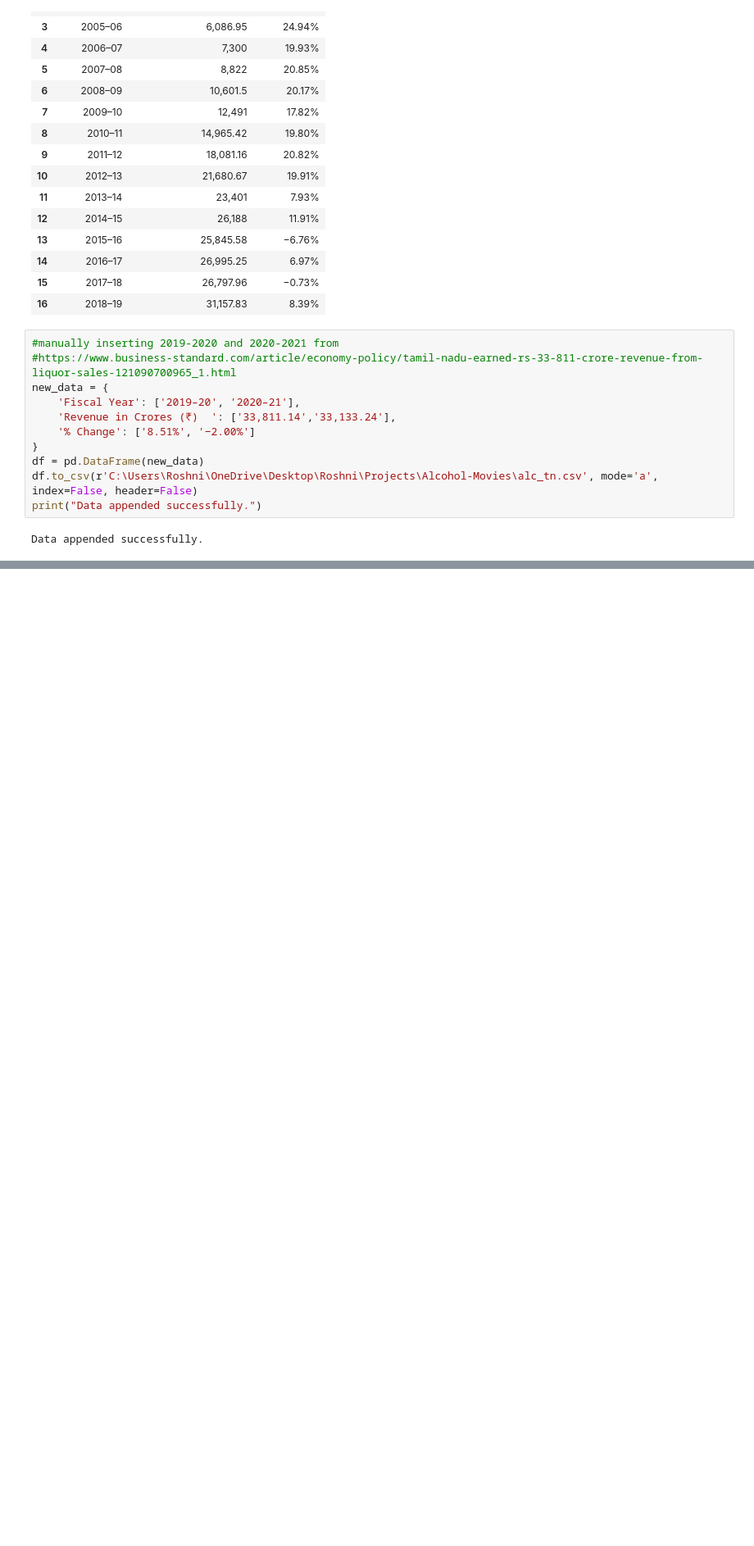
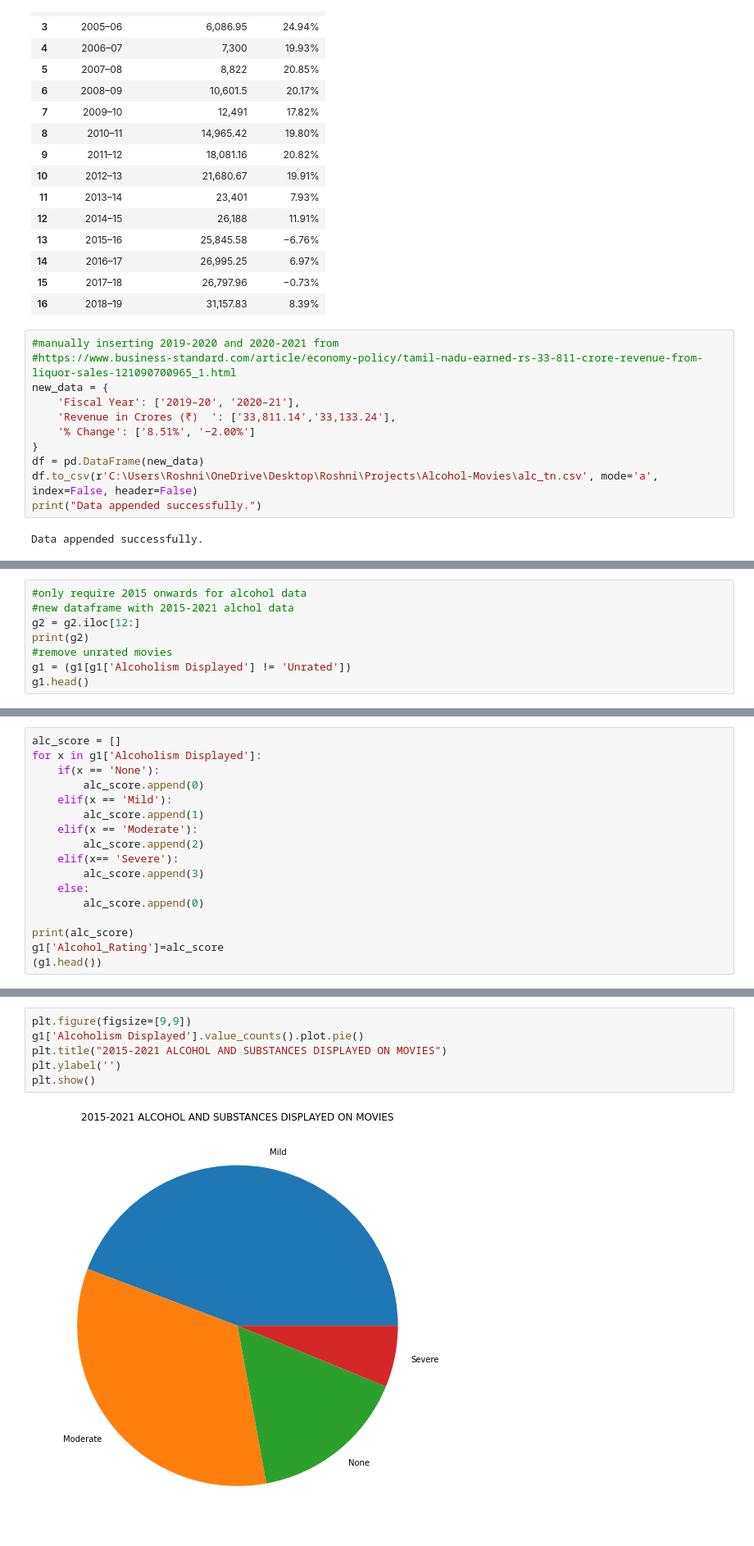
Before and after one commit to Roshni-Bala/Movies-Alcohol-Data-Analysis, a Jupyter notebook: Movies.ipynb, the cells around one changed output, grey strips where cells are left out. Shown: that part at 82% size. Drawn from its saved outputs; the diff is of its cells as text; blank space fills up the shorter version.

Commit message:
matplotlib visualizations

```diff
--- a/Movies.ipynb
+++ b/Movies.ipynb
@@ -411,0 +362,8 @@ TypeError: 'data' must be pandas DataFrame object, not: <class 'pandas.core.seri
+# %%
+#only require 2015 onwards for alcohol data
+#new dataframe with 2015-2021 alchol data
+g2 = g2.iloc[12:]
+print(g2)
+#remove unrated movies
+g1 = (g1[g1['Alcoholism Displayed'] != 'Unrated'])
+g1.head()
@@ -411,0 +387,17 @@ TypeError: 'data' must be pandas DataFrame object, not: <class 'pandas.core.seri
+# %%
+alc_score = []
+for x in g1['Alcoholism Displayed']:
+    if(x == 'None'):
+        alc_score.append(0)
+    elif(x == 'Mild'):
+        alc_score.append(1)
+    elif(x == 'Moderate'):
+        alc_score.append(2)
+    elif(x== 'Severe'):
+        alc_score.append(3)
+    else:
+        alc_score.append(0)
+
+print(alc_score)
+g1['Alcohol_Rating']=alc_score
+(g1.head())
@@ -411,0 +414,8 @@ TypeError: 'data' must be pandas DataFrame object, not: <class 'pandas.core.seri
+# %%
+plt.figure(figsize=[9,9])
+g1['Alcoholism Displayed'].value_counts().plot.pie()
+plt.title("2015-2021 ALCOHOL AND SUBSTANCES DISPLAYED ON MOVIES")
+plt.ylabel('')
+plt.show()
+# %% [output]
+[figure, added]
```
Also changed, not shown: parts of 20 cells of this notebook.
